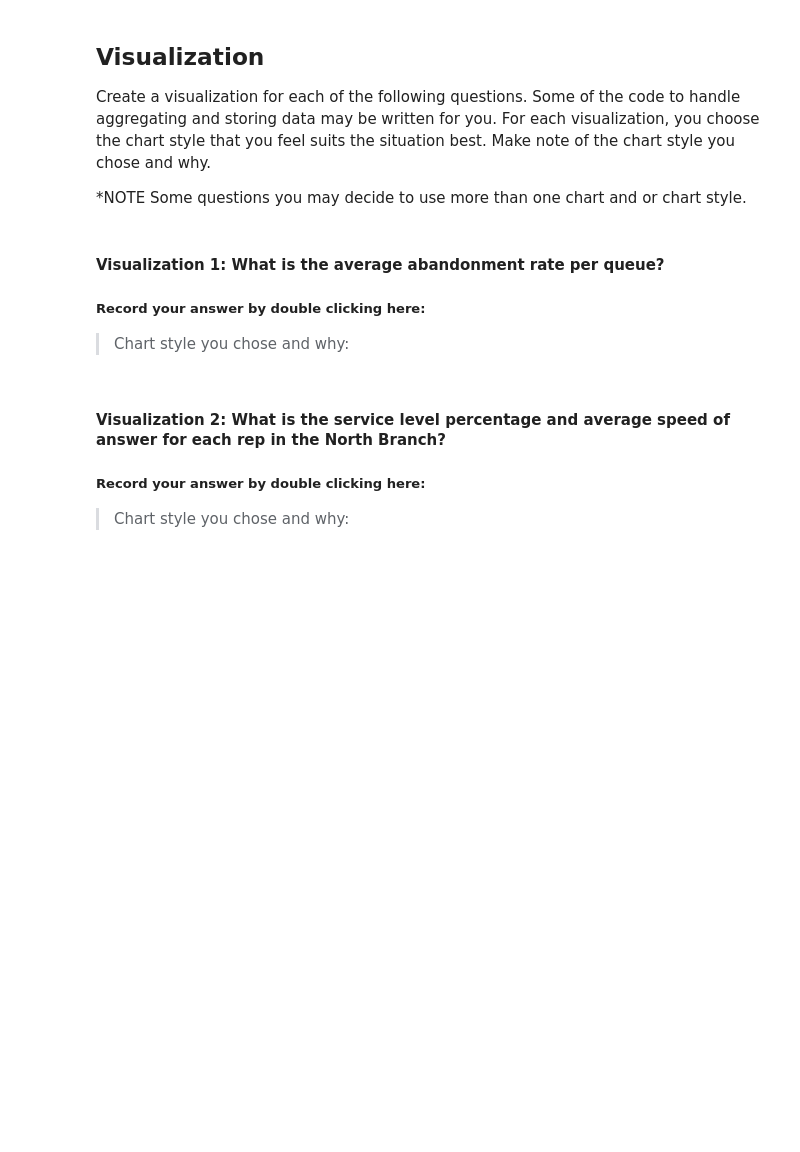
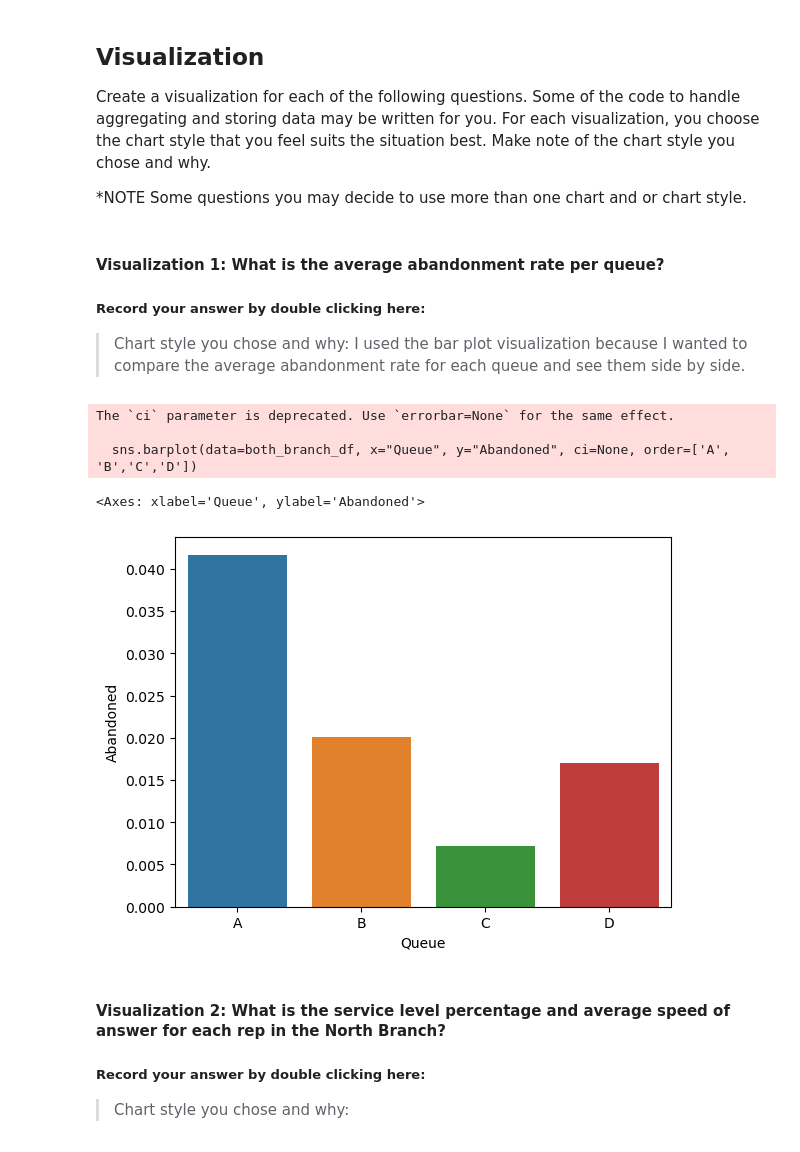
Before and after one commit to pamkellerman/call-center-cleanup-assignment, a Jupyter notebook: Call_Center_Cleanup.ipynb, the cells around one changed output. Saved outputs shown, nothing was run; the diff lists cells and outputs as text; code cells hidden in the pictures; blank space fills up the shorter version.

Commit message:
everything completed except visual 2 and 3

```diff
--- a/Call_Center_Cleanup.ipynb
+++ b/Call_Center_Cleanup.ipynb
@@ -538,21 +538,30 @@ Create a visualization for each of the following questions. Some of the code to
 #### Visualization 1:  What is the average abandonment rate per queue?
 ##### Record your answer by double clicking here:
 
-> Chart style you chose and why:
+> Chart style you chose and why: I used the bar plot visualization because I wanted to compare the average abandonment rate for each queue and see them side by side.
 # %%
 # Create visualization 1 here
 # Import any additional libraries needed with alias
 import seaborn as sns
+import matplotlib.pyplot as plt
+import numpy as np
 
 
 # The dictionary abandonment_rates has the data you need.
 abandonment_rates = {}
 queues = ["A", "B", "C", "D"]
 queue_dict = both_branch_df.groupby("Queue").agg("sum")
 for i in range(2):
     abandonment_rates[queues[i]] = queue_dict["Abandoned"][i] / queue_dict["Calls"][i]
 
 #Your Code Here:
+sns.barplot(data=both_branch_df, x="Queue", y="Abandoned", ci=None, order=['A', 'B','C','D'])
+# %% [output]
+The `ci` parameter is deprecated. Use `errorbar=None` for the same effect.
+
+  sns.barplot(data=both_branch_df, x="Queue", y="Abandoned", ci=None, order=['A', 'B','C','D'])
+<Axes: xlabel='Queue', ylabel='Abandoned'>
+[figure, added]
 # %% [markdown]
 #### Visualization 2: What is the service level percentage and average speed of answer for each rep in the North Branch?
 ##### Record your answer by double clicking here:
```
Also changed, not shown: parts of 8 cells of this notebook.
